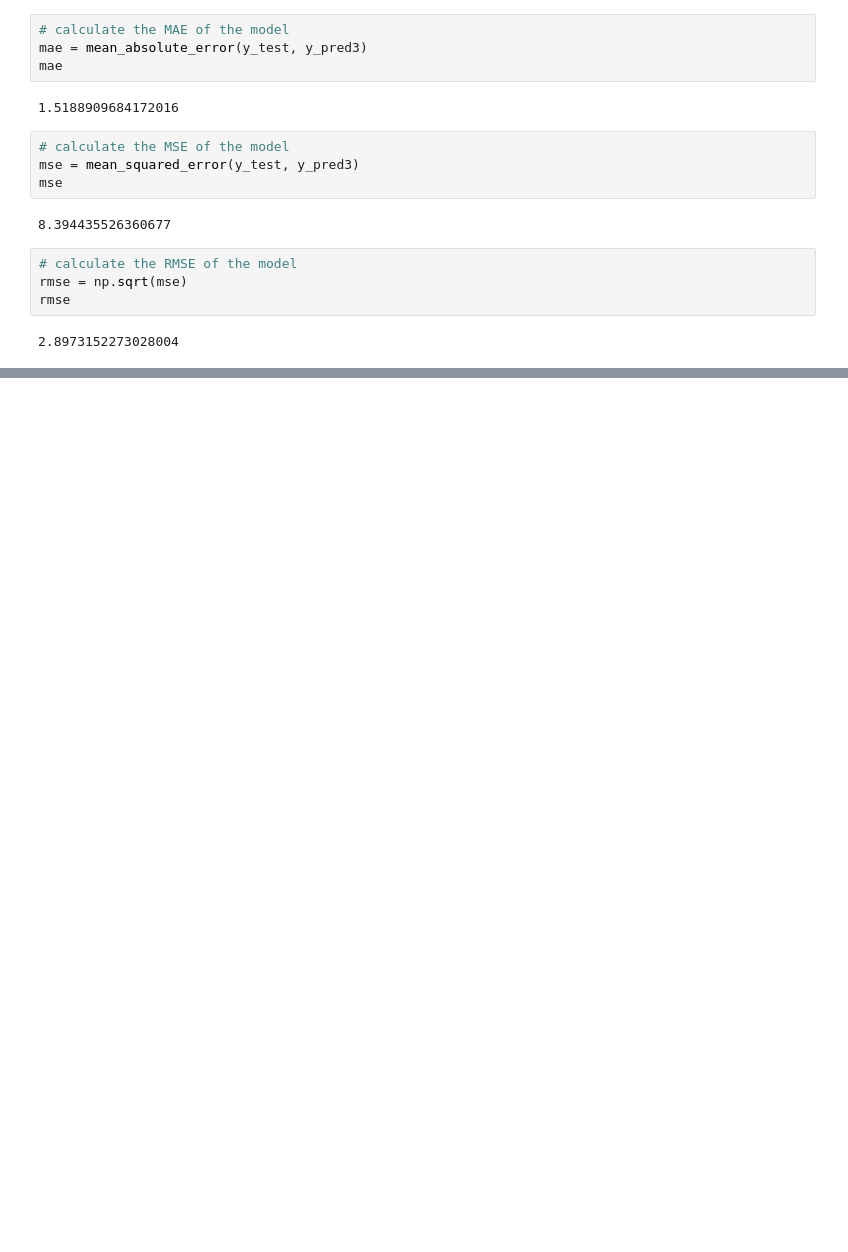
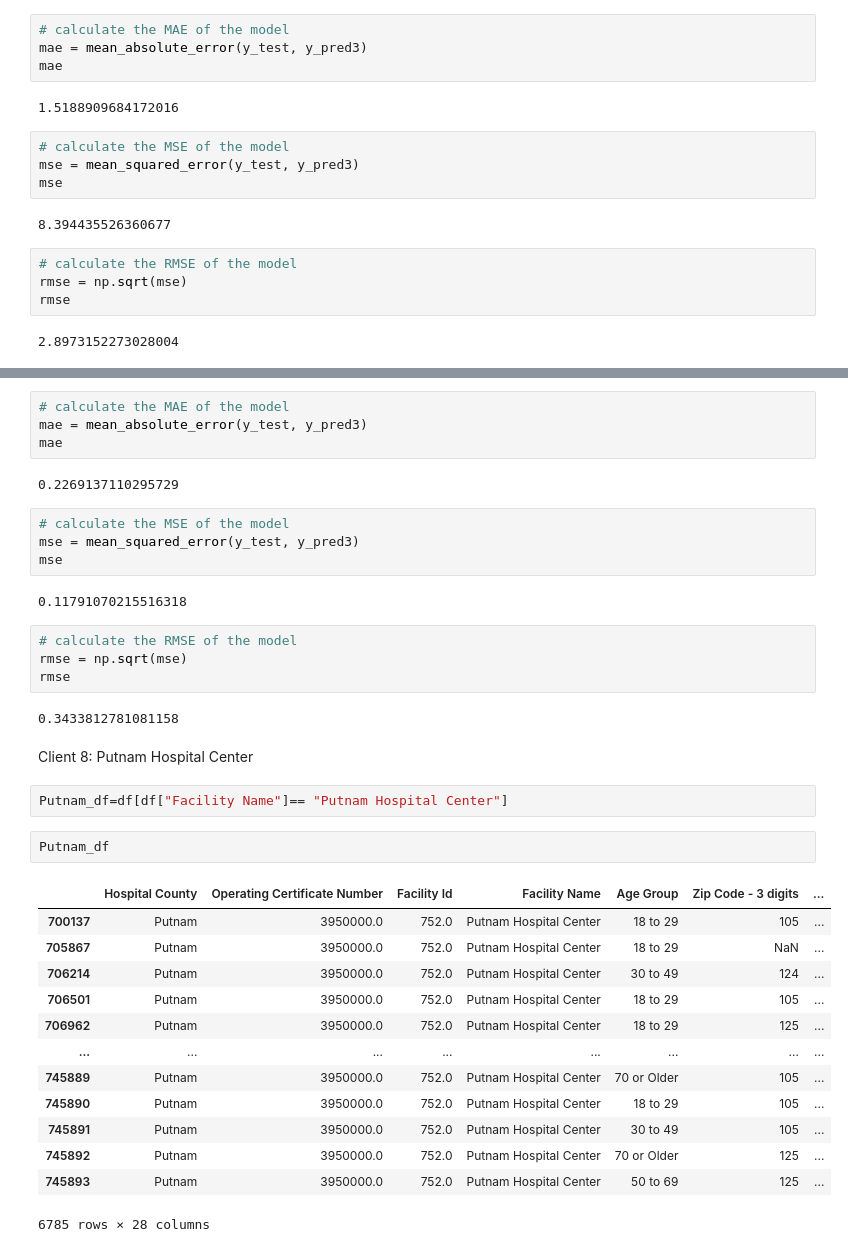
Before and after one commit to MohamedIBnOmar/Hospital-patients-length-of-stay-prediction, a Jupyter notebook: length-of-stay.ipynb, the cells around one changed output, grey strips where cells are left out. Saved outputs shown, nothing was run; the diff lists cells and outputs as text; blank space fills up the shorter version.

```diff
--- a/length-of-stay.ipynb
+++ b/length-of-stay.ipynb
@@ -470,0 +717,38 @@ rmse
+# %%
+# calculate the MAE of the model
+mae = mean_absolute_error(y_test, y_pred3)
+mae
+# %% [output]
+0.2269137110295729
+# %%
+# calculate the MSE of the model
+mse = mean_squared_error(y_test, y_pred3)
+mse
+# %% [output]
+0.11791070215516318
+# %%
+# calculate the RMSE of the model
+rmse = np.sqrt(mse)
+rmse
+# %% [output]
+0.3433812781081158
+# %% [markdown]
+Client 8: Putnam Hospital Center
+# %%
+Putnam_df=df[df["Facility Name"]== "Putnam Hospital Center"]
+# %%
+Putnam_df
+# %% [output]
+|  | Hospital County | Operating Certificate Number | Facility Id | Facility Name | Age Group | Zip Code - 3 digits | ... |
+| 700137 | Putnam | 3950000.0 | 752.0 | Putnam Hospital Center | 18 to 29 | 105 | ... |
+| 705867 | Putnam | 3950000.0 | 752.0 | Putnam Hospital Center | 18 to 29 | NaN | ... |
+| 706214 | Putnam | 3950000.0 | 752.0 | Putnam Hospital Center | 30 to 49 | 124 | ... |
+| 706501 | Putnam | 3950000.0 | 752.0 | Putnam Hospital Center | 18 to 29 | 105 | ... |
+| 706962 | Putnam | 3950000.0 | 752.0 | Putnam Hospital Center | 18 to 29 | 125 | ... |
+| ... | ... | ... | ... | ... | ... | ... | ... |
+| 745889 | Putnam | 3950000.0 | 752.0 | Putnam Hospital Center | 70 or Older | 105 | ... |
+| 745890 | Putnam | 3950000.0 | 752.0 | Putnam Hospital Center | 18 to 29 | 105 | ... |
+| 745891 | Putnam | 3950000.0 | 752.0 | Putnam Hospital Center | 30 to 49 | 105 | ... |
+| 745892 | Putnam | 3950000.0 | 752.0 | Putnam Hospital Center | 70 or Older | 125 | ... |
+| 745893 | Putnam | 3950000.0 | 752.0 | Putnam Hospital Center | 50 to 69 | 125 | ... |
+6785 rows × 28 columns
```
Also changed, not shown: parts of 136 cells of this notebook.
